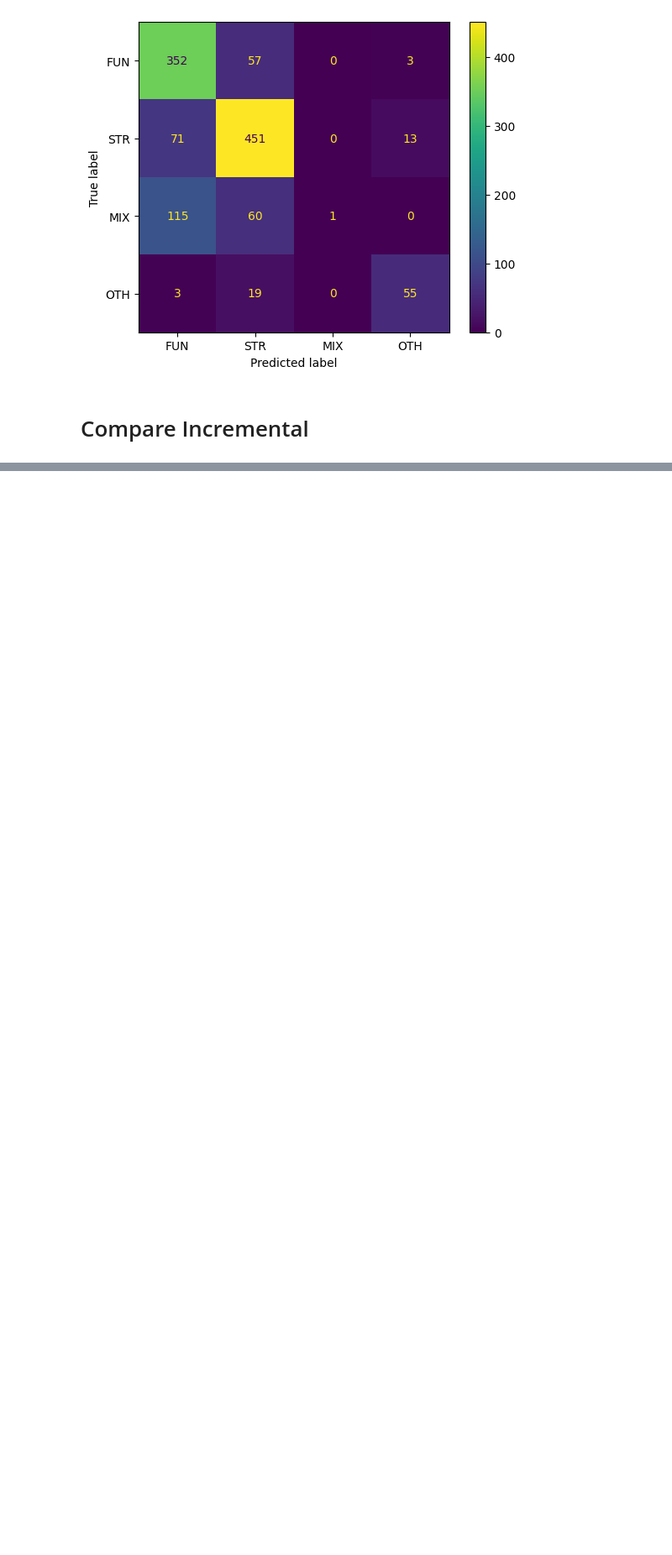
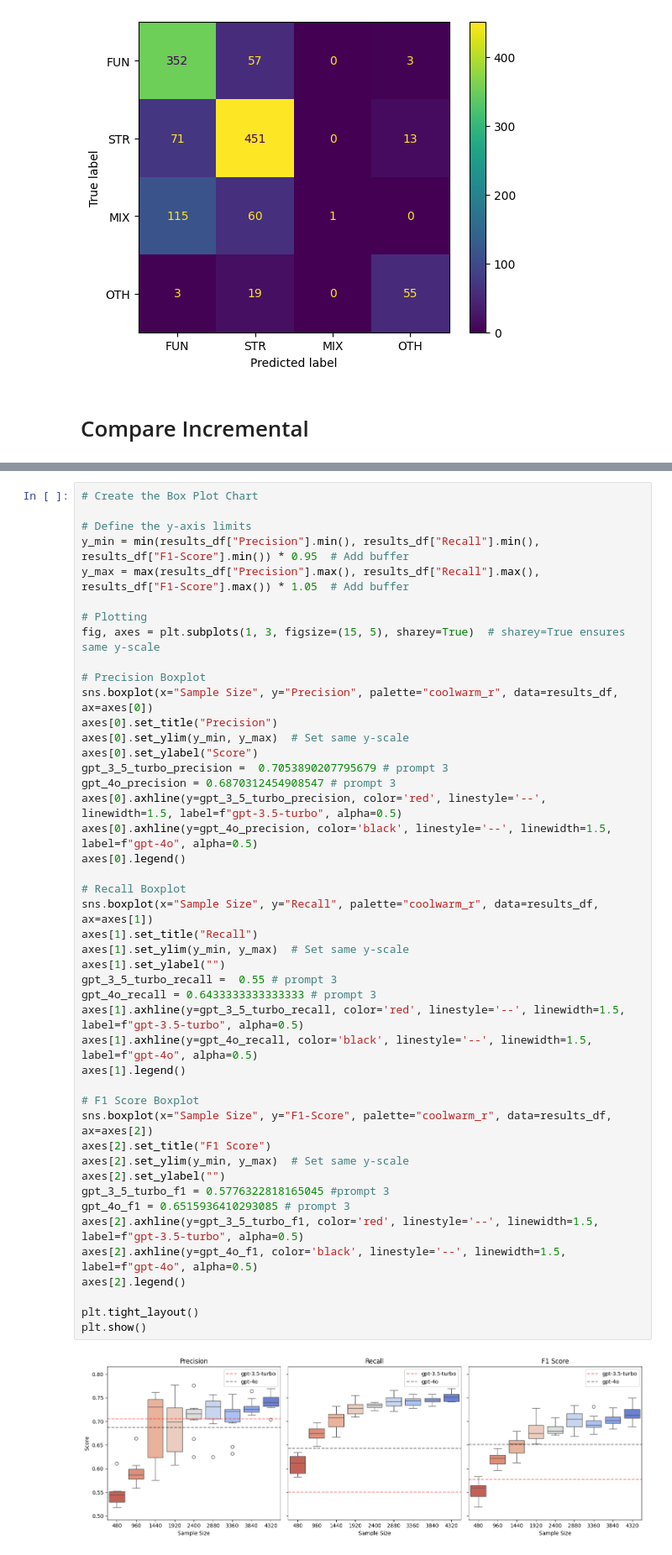
Before and after one commit to Marco-Consoloni/patent-sentence-classification, a Jupyter notebook: evaluate_incremental.ipynb, the cells around one changed output, grey strips where cells are left out. Shown at 84% size. Drawn from its saved outputs; the diff is of its cells as text; blank space fills up the shorter version.

```diff
--- a/evaluate_incremental.ipynb
+++ b/evaluate_incremental.ipynb
@@ -110,0 +90,47 @@ mean_df
+# %%
+# Create the Box Plot Chart
+
+# Define the y-axis limits
+y_min = min(results_df["Precision"].min(), results_df["Recall"].min(), results_df["F1-Score"].min()) * 0.95  # Add buffer
+y_max = max(results_df["Precision"].max(), results_df["Recall"].max(), results_df["F1-Score"].max()) * 1.05  # Add buffer
+
+# Plotting
+fig, axes = plt.subplots(1, 3, figsize=(15, 5), sharey=True)  # sharey=True ensures same y-scale
+
+# Precision Boxplot
+sns.boxplot(x="Sample Size", y="Precision", palette="coolwarm_r", data=results_df, ax=axes[0])
+axes[0].set_title("Precision")
+axes[0].set_ylim(y_min, y_max)  # Set same y-scale
+axes[0].set_ylabel("Score")
+gpt_3_5_turbo_precision =  0.7053890207795679 # prompt 3
+gpt_4o_precision = 0.6870312454908547 # prompt 3
+axes[0].axhline(y=gpt_3_5_turbo_precision, color='red', linestyle='--', linewidth=1.5, label=f"gpt-3.5-turbo", alpha=0.5)
+axes[0].axhline(y=gpt_4o_precision, color='black', linestyle='--', linewidth=1.5, label=f"gpt-4o", alpha=0.5)
+axes[0].legend()
+
+# Recall Boxplot
+sns.boxplot(x="Sample Size", y="Recall", palette="coolwarm_r", data=results_df, ax=axes[1])
+axes[1].set_title("Recall")
+axes[1].set_ylim(y_min, y_max)  # Set same y-scale
+axes[1].set_ylabel("")
+gpt_3_5_turbo_recall =  0.55 # prompt 3
+gpt_4o_recall = 0.6433333333333333 # prompt 3
+axes[1].axhline(y=gpt_3_5_turbo_recall, color='red', linestyle='--', linewidth=1.5, label=f"gpt-3.5-turbo", alpha=0.5)
+axes[1].axhline(y=gpt_4o_recall, color='black', linestyle='--', linewidth=1.5, label=f"gpt-4o", alpha=0.5)
+axes[1].legend()
+
+# F1 Score Boxplot
+sns.boxplot(x="Sample Size", y="F1-Score", palette="coolwarm_r", data=results_df, ax=axes[2])
+axes[2].set_title("F1 Score")
+axes[2].set_ylim(y_min, y_max)  # Set same y-scale
+axes[2].set_ylabel("")
+gpt_3_5_turbo_f1 = 0.5776322818165045 #prompt 3
+gpt_4o_f1 = 0.6515936410293085 # prompt 3
+axes[2].axhline(y=gpt_3_5_turbo_f1, color='red', linestyle='--', linewidth=1.5, label=f"gpt-3.5-turbo", alpha=0.5)
+axes[2].axhline(y=gpt_4o_f1, color='black', linestyle='--', linewidth=1.5, label=f"gpt-4o", alpha=0.5)
+axes[2].legend()
+
+plt.tight_layout()
+plt.show()
+# %% [output]
+[figure, added]
```
Also changed, not shown: parts of 13 cells of this notebook, 7 other files.
